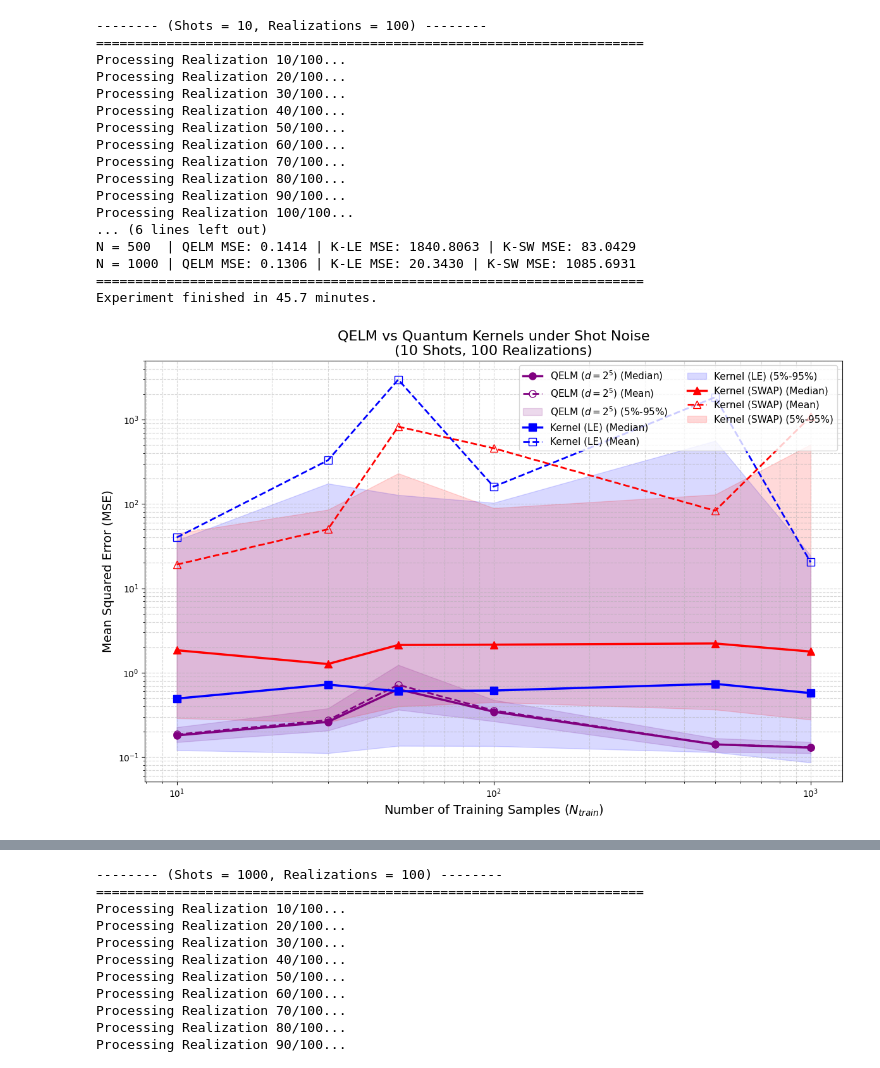
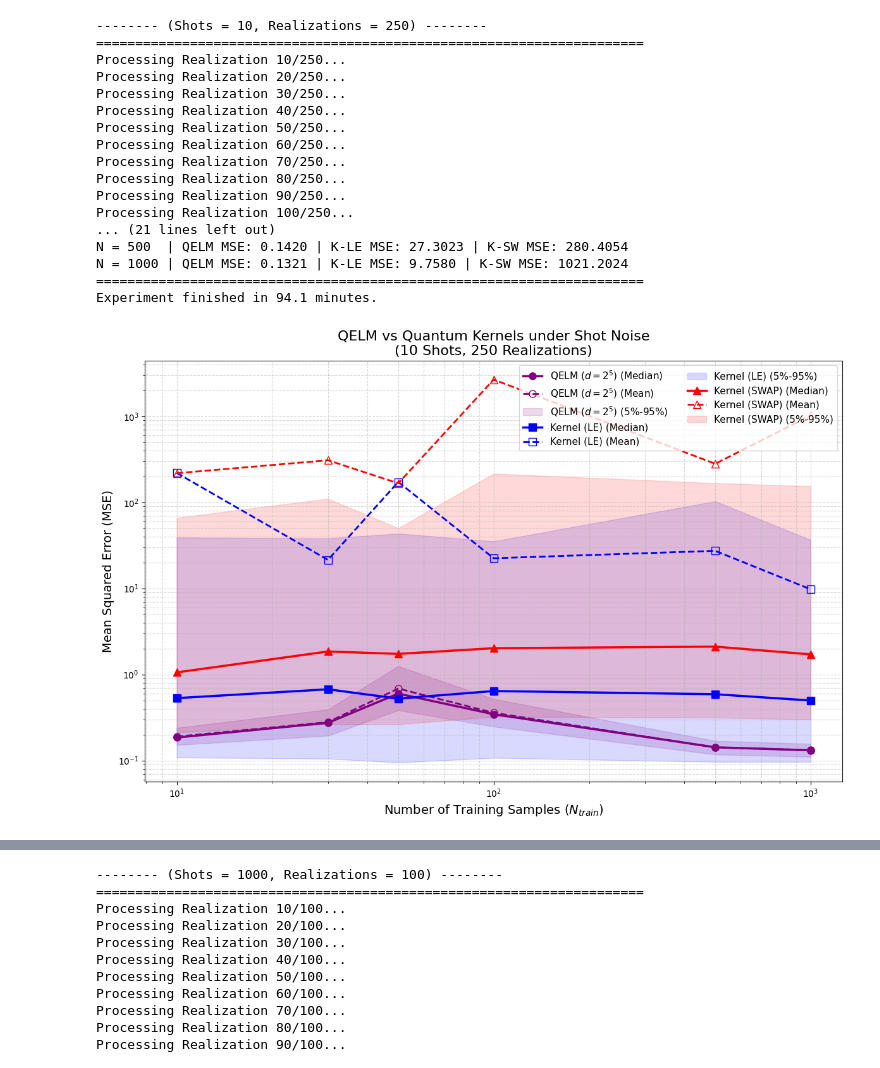
Before and after one commit to gianmarco-f/ML, a Jupyter notebook: QELMvsKER/Results2.ipynb, the cells around one changed output, grey strips where cells are left out. Cells and saved outputs as stored; diff of their text form; code cells hidden in the pictures.

```diff
--- a/QELMvsKER/Results2.ipynb
+++ b/QELMvsKER/Results2.ipynb
@@ -10,9 +13,9 @@ import time
 # %%
 ####### Settings #########
-N_train_list = [10, 30, 50, 100, 500, 1000,]
+N_train_list = [10, 30, 50, 100, 500, 1000]
 N_max = max(N_train_list)  # Find the largest dataset size needed
 N_test = 100
-num_realizations = 200
+num_realizations = 400
 num_shots = 0
 
 reg_lambda = 0
@@ -204,7 +207,7 @@ import matplotlib.pyplot as plt
 N_train_list = [10, 30, 50, 100, 500, 1000]
 N_max = max(N_train_list)  # Find the largest dataset size needed
 N_test = 200
-num_realizations = 100
+num_realizations = 250
 num_shots = 10
 
 reg_lambda = 0
@@ -343,49 +346,49 @@ for model in results_mean.keys():
     median_arr = np.array(results_median[model])
     q5_arr = np.array(quantiles_5[model])
     q95_arr = np.array(quantiles_95[model])
 
     # 1. Plot the Median (Solid line)
     plt.plot(N_arr, median_arr, label=f'{labels[model]} (Median)', color=colors[model],
              marker=markers[model], linestyle='-', linewidth=2.5, markersize=8)
 
     # 2. Plot the Mean (Dashed line, empty markers to differentiate from median)
     plt.plot(N_arr, mean_arr, label=f'{labels[model]} (Mean)', color=colors[model],
              marker=markers[model], linestyle='--', linewidth=2.0, markersize=8, fillstyle='none')
 
     # 3. Fill between 5% and 95% quantiles
     plt.fill_between(N_arr, q5_arr, q95_arr, color=colors[model], alpha=0.15,
                      label=f'{labels[model]} (5%-95%)')
 
 plt.xscale('log')
 plt.yscale('log')
 plt.xlabel('Number of Training Samples ($N_{train}$)', fontsize=14)
 plt.ylabel('Mean Squared Error (MSE)', fontsize=14)
 plt.title(f'QELM vs Quantum Kernels under Shot Noise\n({num_shots} Shots, {num_realizations} Realizations)', fontsize=16)
 plt.grid(True, which="both", ls="--", alpha=0.5)
 
 # Place legend outside the plot if it gets too crowded, or use 2 columns
 plt.legend(fontsize=11, ncol=2, loc='upper right')
 plt.tight_layout()
 plt.show()
 # %% [output]
--------- (Shots = 10, Realizations = 100) --------
+-------- (Shots = 10, Realizations = 250) --------
 ======================================================================
-Processing Realization 10/100...
-Processing Realization 20/100...
-Processing Realization 30/100...
-Processing Realization 40/100...
-Processing Realization 50/100...
-Processing Realization 60/100...
-Processing Realization 70/100...
-Processing Realization 80/100...
-Processing Realization 90/100...
-Processing Realization 100/100...
-... (6 lines left out)
-N = 500  | QELM MSE: 0.1414 | K-LE MSE: 1840.8063 | K-SW MSE: 83.0429
-N = 1000 | QELM MSE: 0.1306 | K-LE MSE: 20.3430 | K-SW MSE: 1085.6931
+Processing Realization 10/250...
+Processing Realization 20/250...
+Processing Realization 30/250...
+Processing Realization 40/250...
+Processing Realization 50/250...
+Processing Realization 60/250...
+Processing Realization 70/250...
+Processing Realization 80/250...
+Processing Realization 90/250...
+Processing Realization 100/250...
+... (21 lines left out)
+N = 500  | QELM MSE: 0.1420 | K-LE MSE: 27.3023 | K-SW MSE: 280.4054
+N = 1000 | QELM MSE: 0.1321 | K-LE MSE: 9.7580 | K-SW MSE: 1021.2024
 ======================================================================
-Experiment finished in 45.7 minutes.
+Experiment finished in 94.1 minutes.
-[figure, old version]
+[figure, new version]
 # %%
 import time
 import numpy as np
```
Also changed, not shown: parts of 4 cells of this notebook.
